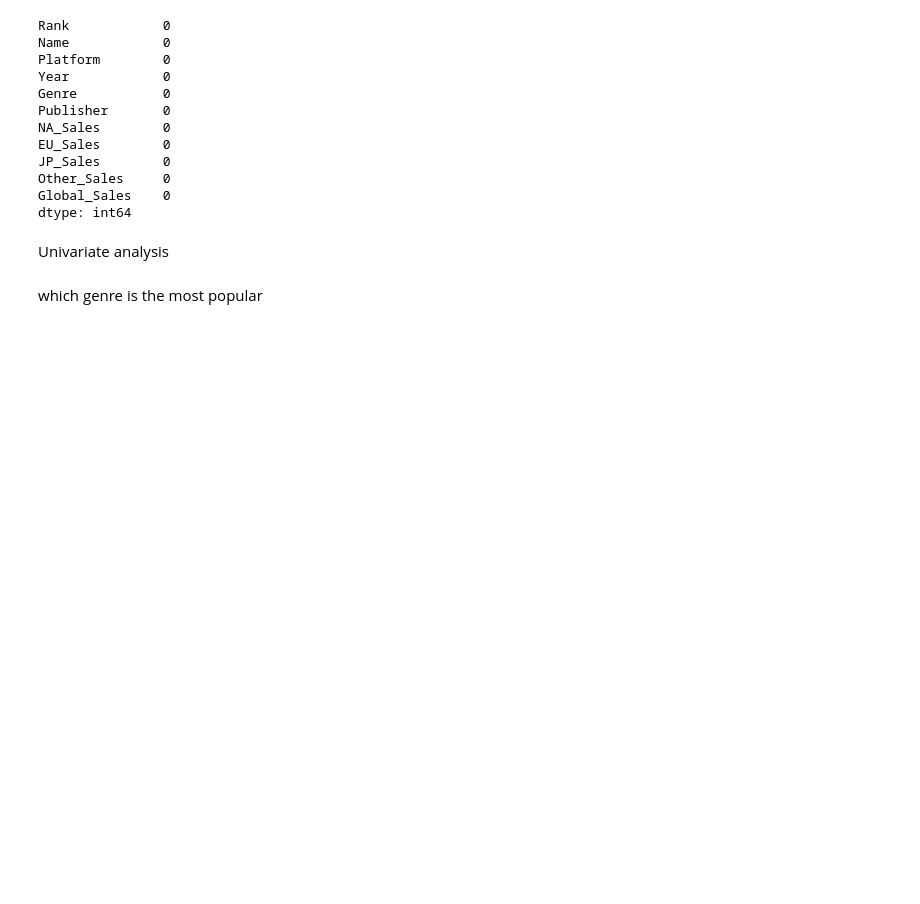
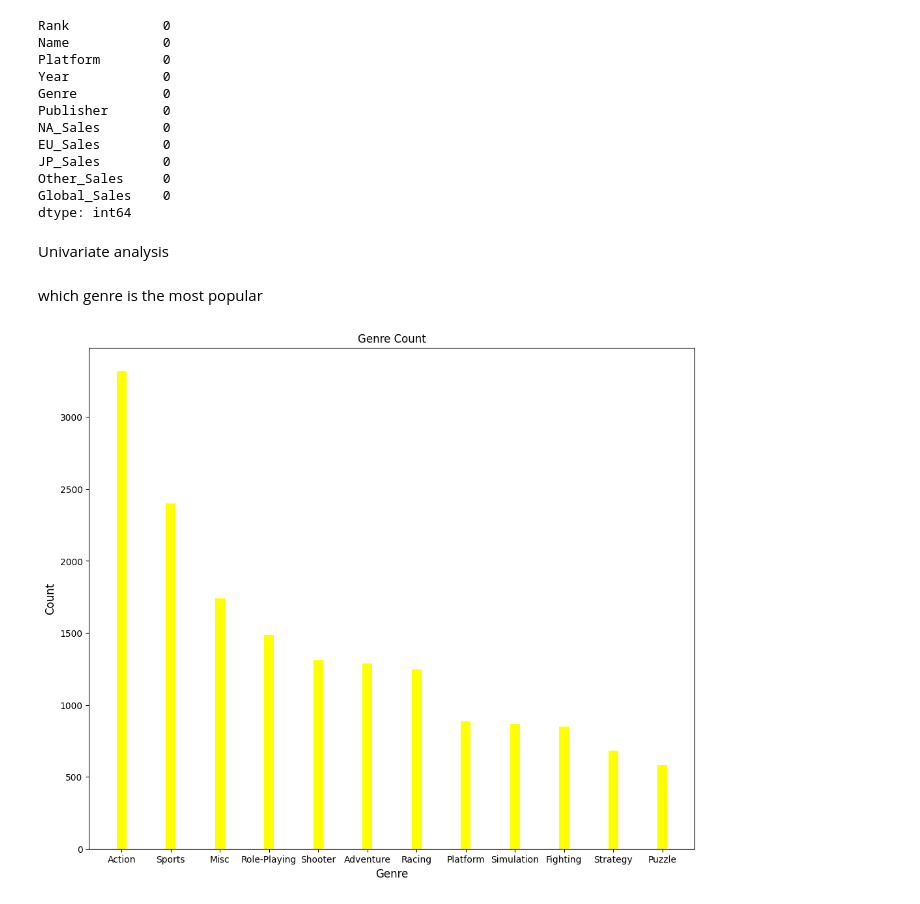
Before and after one commit to AntaraR12/game_analysis, a Jupyter notebook: notebook.ipynb, the cells around one changed output. Drawn from its saved outputs; the diff is of its cells as text; code cells hidden in the pictures; blank space fills up the shorter version.

```diff
--- a/notebook.ipynb
+++ b/notebook.ipynb
@@ -111,3 +111,12 @@ cat_count = df["Genre"].value_counts()
 # %%
 x_bar = cat_count.index
 y_bar =  cat_count
+# %%
+plt.figure(figsize= (12,10))
+plt.bar(x_bar, y_bar, width= 0.2, color = "yellow")
+plt.title("Genre Count")
+plt.xlabel("Genre", fontsize = 12)
+plt.ylabel("Count", fontsize = 12)
+plt.show()
+# %% [output]
+[figure, added]
```
Also changed, not shown: parts of 9 cells of this notebook.
